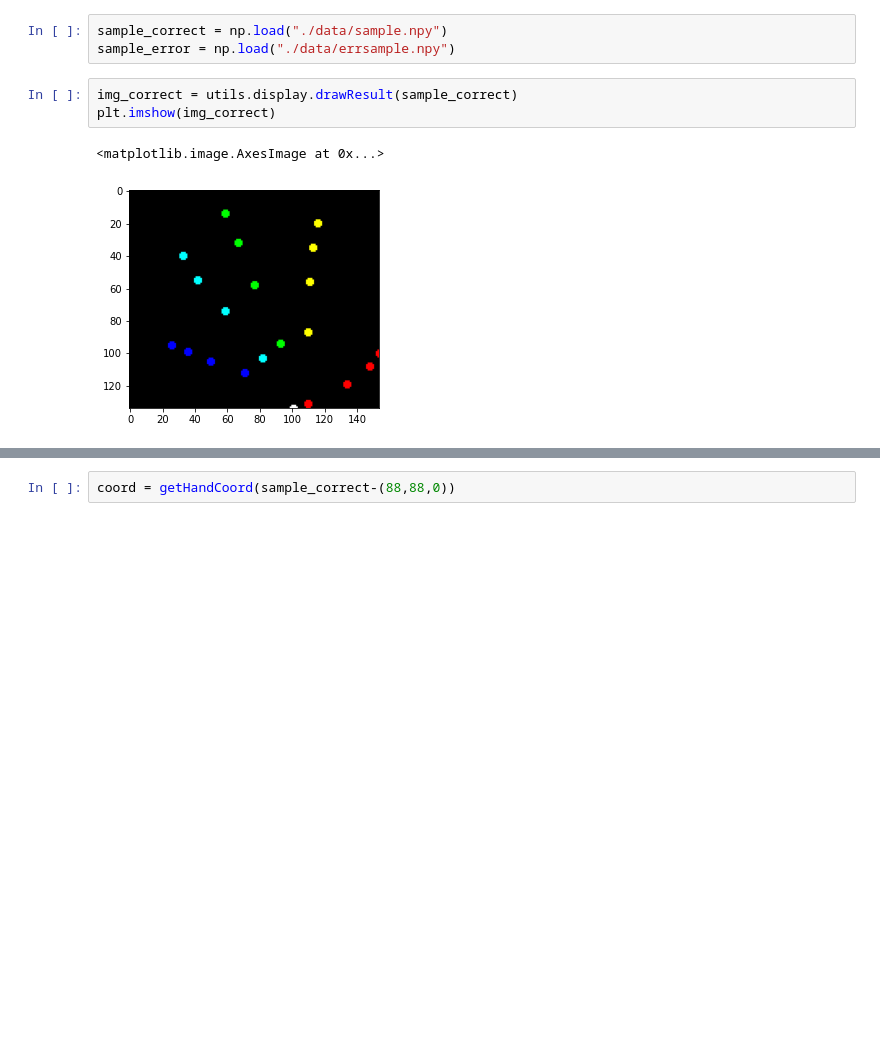
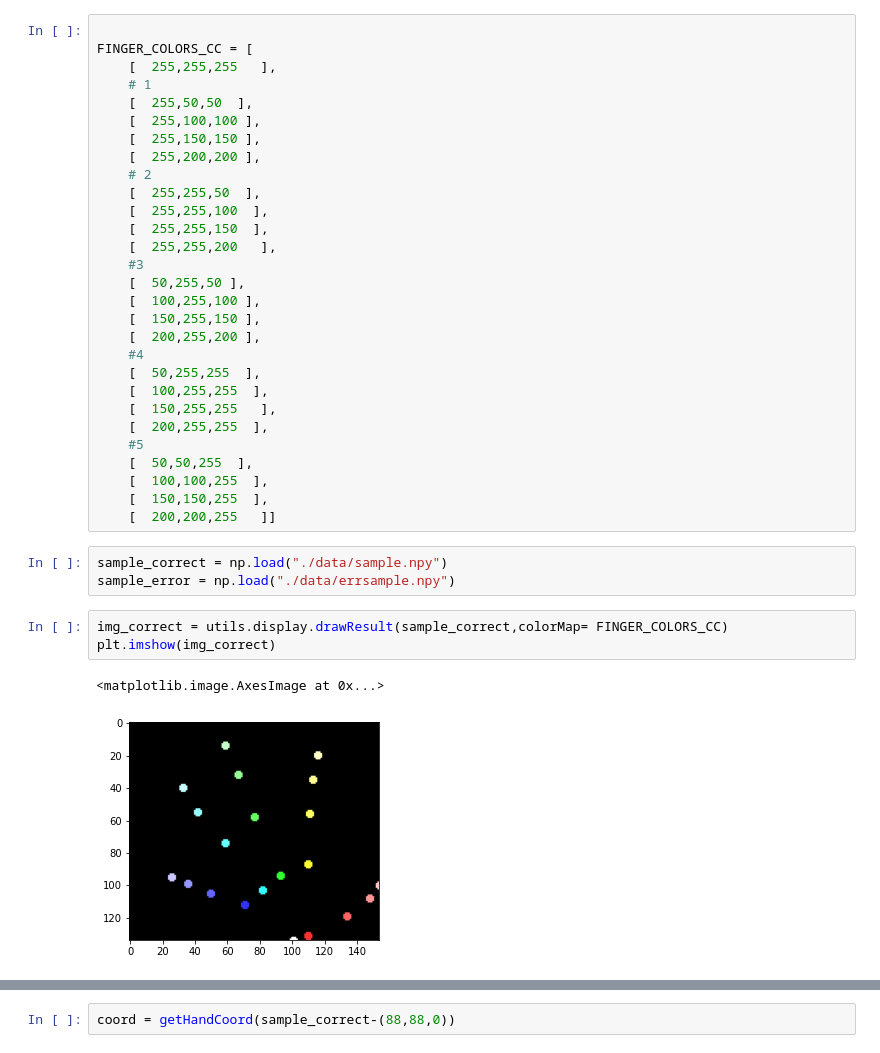
Before and after one commit to SnowWindSaveYou/LiveHandGestureUseDepthCamera, a Jupyter notebook: AnatomicalFilter.ipynb, the cells around one changed output, grey strips where cells are left out. Saved outputs shown, nothing was run; the diff lists cells and outputs as text; blank space fills up the shorter version.

```diff
--- a/AnatomicalFilter.ipynb
+++ b/AnatomicalFilter.ipynb
@@ -13,13 +13,42 @@ import utils
 importlib.reload(utils.display)
 # %% [output]
 <module 'utils.display' from 'e:\\Projects\\LiveGestureUseDepthCamera\\utils\\display.py'>
+# %%
+
+FINGER_COLORS_CC = [
+    [  255,255,255   ],
+    # 1
+    [  255,50,50  ],
+    [  255,100,100 ],
+    [  255,150,150 ],
+    [  255,200,200 ],
+    # 2
+    [  255,255,50  ],
+    [  255,255,100  ],
+    [  255,255,150  ],
+    [  255,255,200   ],
+    #3
+    [  50,255,50 ],
+    [  100,255,100 ],
+    [  150,255,150 ],
+    [  200,255,200 ],
+    #4
+    [  50,255,255  ],
+    [  100,255,255  ],
+    [  150,255,255   ],
+    [  200,255,255  ],
+    #5
+    [  50,50,255  ],
+    [  100,100,255  ],
+    [  150,150,255  ],
+    [  200,200,255   ]]
 # %%
 sample_correct = np.load("./data/sample.npy")
 sample_error = np.load("./data/errsample.npy")
 # %%
-img_correct = utils.display.drawResult(sample_correct)
+img_correct = utils.display.drawResult(sample_correct,colorMap= FINGER_COLORS_CC)
 plt.imshow(img_correct)
 # %% [output]
 <matplotlib.image.AxesImage at 0x...>
-[figure, old version]
+[figure, new version]
 # %%
```
Also changed, not shown: parts of 13 cells of this notebook, 7 other files.
